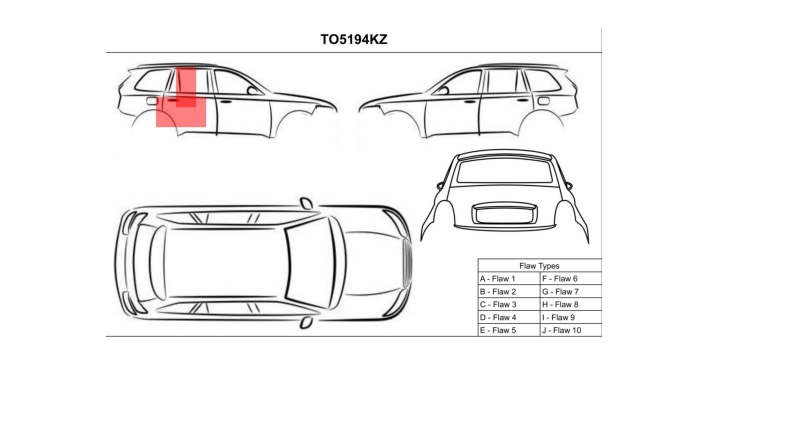
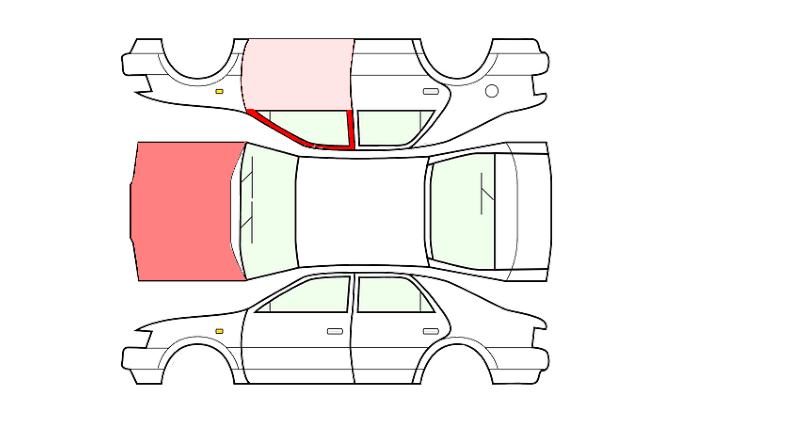
Before and after one commit to Pedroscsilva/car-image-etl, a Jupyter notebook: app/data_visualization/test.ipynb, the cells around one changed output. Saved outputs shown, nothing was run; the diff lists cells and outputs as text; code cells hidden in the pictures.

Commit message:
feat: adding plots

```diff
--- a/app/data_visualization/test.ipynb
+++ b/app/data_visualization/test.ipynb
@@ -1,47 +1,52 @@
 # %%
 import matplotlib.pyplot as plt
 from PIL import Image, ImageDraw
 import numpy as np
+import pandas as pd
+import json
 
 # Load the image
-img_path = '../data_extraction/diagrams/jpg_files/TO5194KZ_diagram.pdf-1.jpg'
+img_path = './crop_diagram_data.png'
 img = Image.open(img_path)
+
+# Load the LabelMe annotations
+annotation_path = './crop_diagram_data.json'
+with open(annotation_path, 'r') as f:
+    annotations = json.load(f)
 
 # Create a drawing context
 draw = ImageDraw.Draw(img, 'RGBA')
 
 # Example data: number of flaws in different regions
+
+flaw_data = pd.read_csv()
 flaw_data = {
-    "front_right_door": 5,
-    "tailgate": 5,
+    "bonnet": 15,
+    'fr_door': 3,
+    'fr_window': 30
     # Add other parts with their corresponding flaw counts here...
 }
 
-# Define regions of interest (ROI) with bounding boxes
-# Format: (x0, y0, x1, y1)
-regions = {
-    "front_right_door": (350, 200, 450, 400),
-    "tailgate": (250, 350, 500, 500),
-    # Add other parts with their corresponding bounding boxes here...
-}
+max_flaws = max(flaw_data.values())
 
 # Function to determine the color based on the number of flaws
 def get_color(flaw_count):
     # Normalize flaw count to a value between 0 and 255
-    color_intensity = int(min(flaw_count * 25.5, 255))
+    color_ratio = 255 / max_flaws
+    color_intensity = int(min(flaw_count * color_ratio, 255))
     return (255, 0, 0, color_intensity)  # Red color with varying opacity
 
 # Color the regions based on the flaw data
-for part, flaw_count in flaw_data.items():
-    if part in regions:
-        bbox = regions[part]
-        color = get_color(flaw_count)
-        draw.rectangle(bbox, fill=color)
+for shape in annotations['shapes']:
+    part_name = shape['label']
+    if part_name in flaw_data:
+        polygon = [(x, y) for x, y in shape['points']]
+        color = get_color(flaw_data[part_name])
+        draw.polygon(polygon, fill=color)
 
-# Convert the image to numpy array and plot
 img_array = np.array(img)
 plt.imshow(img_array)
-plt.axis('off')  # Hide axes
+plt.axis('off')
 plt.show()
 # %% [output]
-[figure, old version]
+[figure, new version]
```
Also changed, not shown: parts of 1 cell of this notebook, 8 other files.
